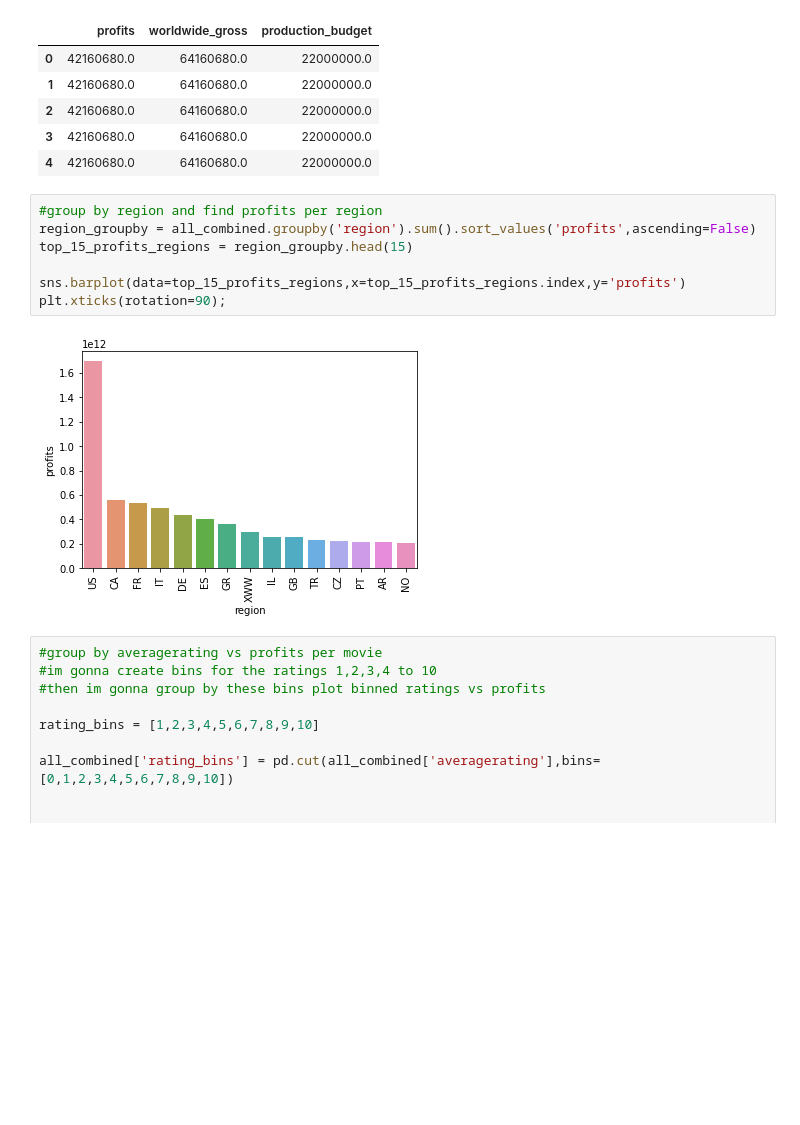
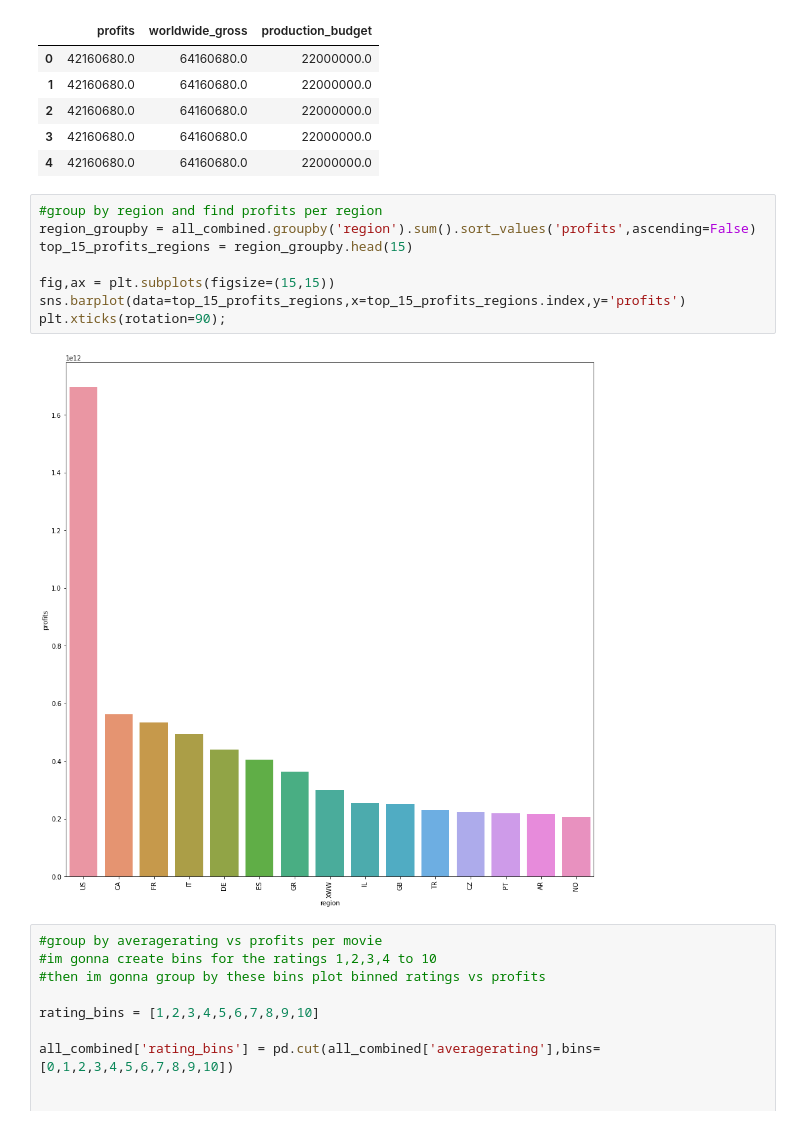
Before and after one commit to FrancisNdirangu/Phase-2-Project, a Jupyter notebook: merged_notebook.ipynb, the cells around one changed output. Saved outputs shown, nothing was run; the diff lists cells and outputs as text; blank space fills up the shorter version.

```diff
--- a/merged_notebook.ipynb
+++ b/merged_notebook.ipynb
@@ -980,12 +980,13 @@ all_combined[['profits','worldwide_gross','production_budget']].head()
 # %%
 #group by region and find profits per region
 region_groupby = all_combined.groupby('region').sum().sort_values('profits',ascending=False)
 top_15_profits_regions = region_groupby.head(15)
 
+fig,ax = plt.subplots(figsize=(15,15))
 sns.barplot(data=top_15_profits_regions,x=top_15_profits_regions.index,y='profits')
 plt.xticks(rotation=90);
 # %% [output]
-[figure, old version]
+[figure, new version]
 # %%
 #group by averagerating vs profits per movie
 #im gonna create bins for the ratings 1,2,3,4 to 10
```
Also changed, not shown: parts of 1 cell of this notebook.
